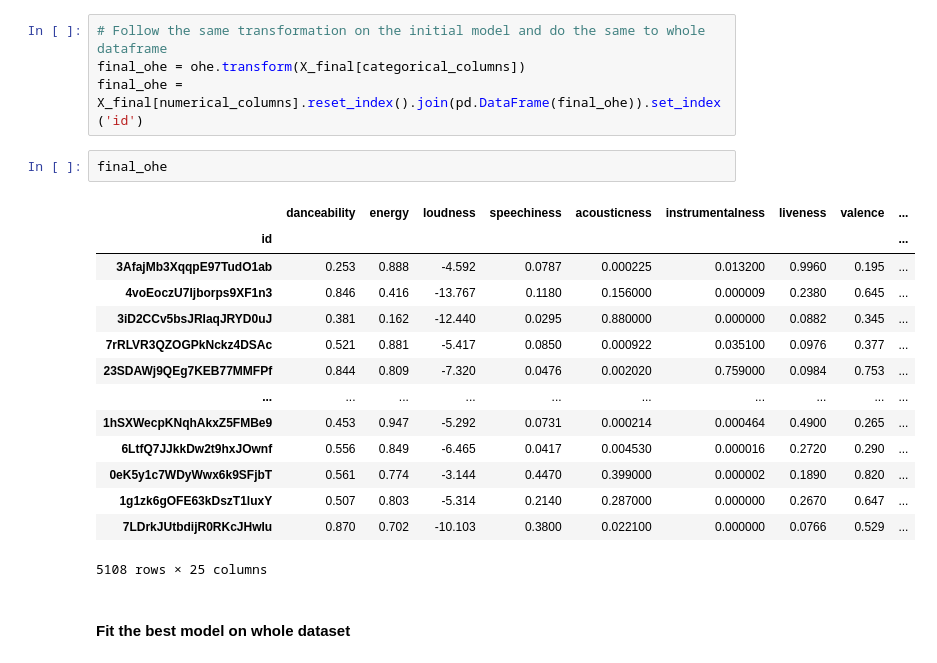
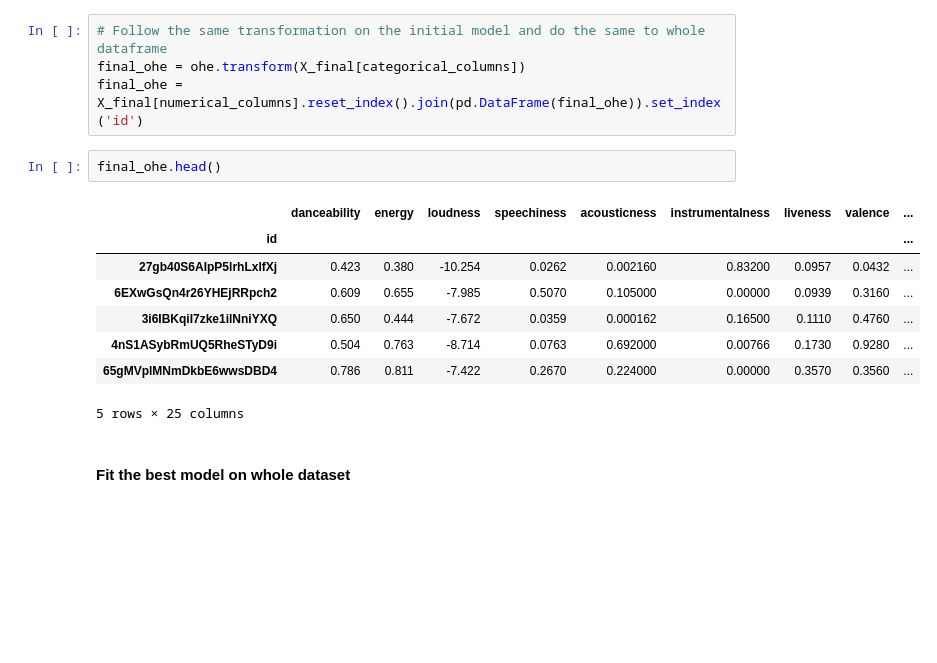
Before and after one commit to Hadryan/Music-Recommendation-System-24, a Jupyter notebook: Predict-Genre-Data-Modeling.ipynb, the cells around one changed output. Drawn from its saved outputs; the diff is of its cells as text; blank space fills up the shorter version.

```diff
--- a/Predict-Genre-Data-Modeling.ipynb
+++ b/Predict-Genre-Data-Modeling.ipynb
@@ -506,22 +568,16 @@ y_final = df.genre
 final_ohe = ohe.transform(X_final[categorical_columns])
 final_ohe = X_final[numerical_columns].reset_index().join(pd.DataFrame(final_ohe)).set_index('id')
 # %%
-final_ohe
+final_ohe.head()
 # %% [output]
 |  | danceability | energy | loudness | speechiness | acousticness | instrumentalness | liveness | valence | ... |
 | id |  |  |  |  |  |  |  |  | ... |
-| 3AfajMb3XqqpE97TudO1ab | 0.253 | 0.888 | -4.592 | 0.0787 | 0.000225 | 0.013200 | 0.9960 | 0.195 | ... |
-| 4voEoczU7Ijborps9XF1n3 | 0.846 | 0.416 | -13.767 | 0.1180 | 0.156000 | 0.000009 | 0.2380 | 0.645 | ... |
-| 3iD2CCv5bsJRIaqJRYD0uJ | 0.381 | 0.162 | -12.440 | 0.0295 | 0.880000 | 0.000000 | 0.0882 | 0.345 | ... |
-| 7rRLVR3QZOGPkNckz4DSAc | 0.521 | 0.881 | -5.417 | 0.0850 | 0.000922 | 0.035100 | 0.0976 | 0.377 | ... |
-| 23SDAWj9QEg7KEB77MMFPf | 0.844 | 0.809 | -7.320 | 0.0476 | 0.002020 | 0.759000 | 0.0984 | 0.753 | ... |
-| ... | ... | ... | ... | ... | ... | ... | ... | ... | ... |
-| 1hSXWecpKNqhAkxZ5FMBe9 | 0.453 | 0.947 | -5.292 | 0.0731 | 0.000214 | 0.000464 | 0.4900 | 0.265 | ... |
-| 6LtfQ7JJkkDw2t9hxJOwnf | 0.556 | 0.849 | -6.465 | 0.0417 | 0.004530 | 0.000016 | 0.2720 | 0.290 | ... |
-| 0eK5y1c7WDyWwx6k9SFjbT | 0.561 | 0.774 | -3.144 | 0.4470 | 0.399000 | 0.000002 | 0.1890 | 0.820 | ... |
-| 1g1zk6gOFE63kDszT1luxY | 0.507 | 0.803 | -5.314 | 0.2140 | 0.287000 | 0.000000 | 0.2670 | 0.647 | ... |
-| 7LDrkJUtbdijR0RKcJHwIu | 0.870 | 0.702 | -10.103 | 0.3800 | 0.022100 | 0.000000 | 0.0766 | 0.529 | ... |
+| 27gb40S6AIpP5lrhLxlfXj | 0.423 | 0.380 | -10.254 | 0.0262 | 0.002160 | 0.83200 | 0.0957 | 0.0432 | ... |
+| 6EXwGsQn4r26YHEjRRpch2 | 0.609 | 0.655 | -7.985 | 0.5070 | 0.105000 | 0.00000 | 0.0939 | 0.3160 | ... |
+| 3i6IBKqiI7zke1ilNniYXQ | 0.650 | 0.444 | -7.672 | 0.0359 | 0.000162 | 0.16500 | 0.1110 | 0.4760 | ... |
+| 4nS1ASybRmUQ5RheSTyD9i | 0.504 | 0.763 | -8.714 | 0.0763 | 0.692000 | 0.00766 | 0.1730 | 0.9280 | ... |
+| 65gMVplMNmDkbE6wwsDBD4 | 0.786 | 0.811 | -7.422 | 0.2670 | 0.224000 | 0.00000 | 0.3570 | 0.3560 | ... |
-5108 rows × 25 columns
+5 rows × 25 columns
 # %% [markdown]
 #### Fit the best model on whole dataset
 # %%
```
Also changed, not shown: parts of 54 cells of this notebook, 5 other files.
